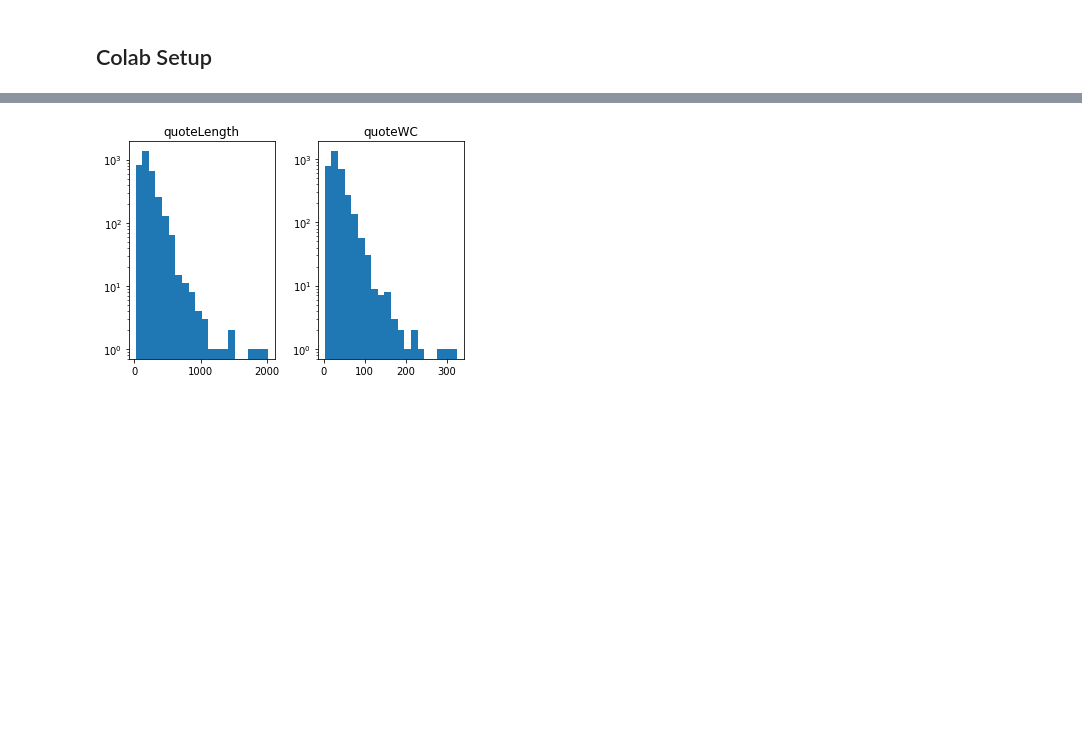
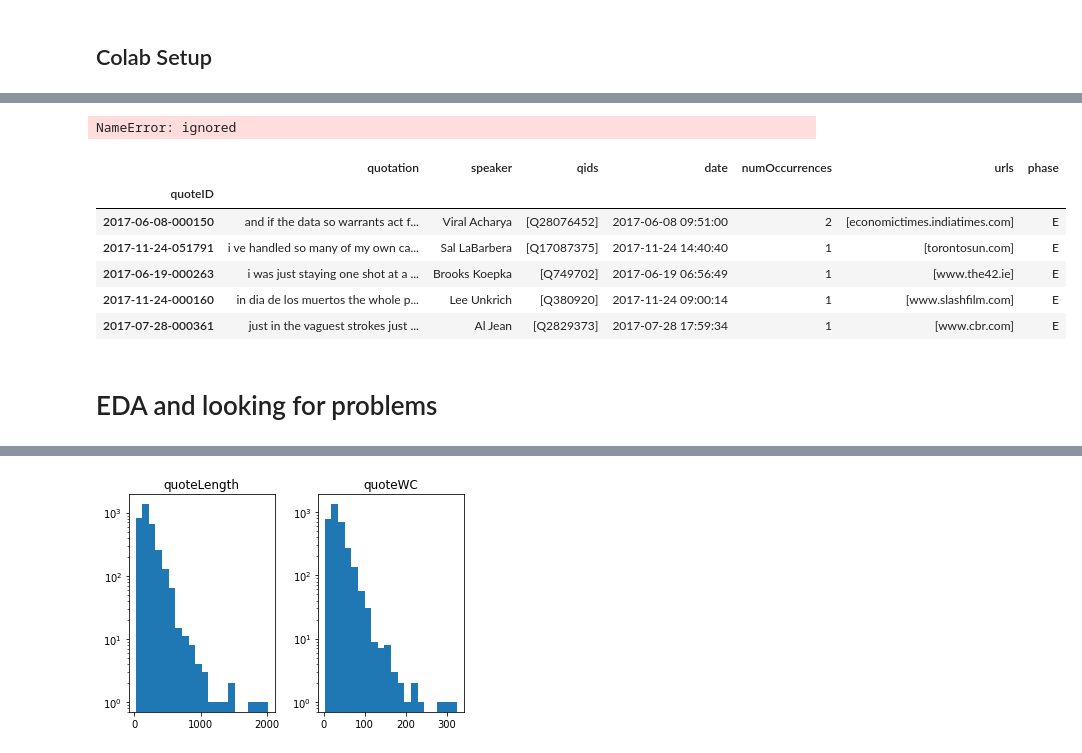
Before and after one commit to epfl-ada/ada-2021-project-adada-sur-mon-bidet, a Jupyter notebook: json-filtering.ipynb, the cells around one changed output, grey strips where cells are left out. Drawn from its saved outputs; the diff is of its cells as text; code cells hidden in the pictures; blank space fills up the shorter version.

Commit message:
json->json->chunk.pickle done

```diff
--- a/json-filtering.ipynb
+++ b/json-filtering.ipynb
@@ -202,0 +206,20 @@ Extra features:
+# %%
+year = 2020
+# ~5 mins run
+json_to_pickle("output/base_dict_less_urls" + str(year) + ".json.bz2", year)
+# %% [output]
+NameError: ignored
+# %%
+# ~15sec load
+df = pd.read_pickle(out_path + "df2017_0")
+df.head()
+# %% [output]
+|  | quotation | speaker | qids | date | numOccurrences | urls | phase |
+| quoteID |  |  |  |  |  |  |  |
+| 2017-06-08-000150 | and if the data so warrants act f... | Viral Acharya | [Q28076452] | 2017-06-08 09:51:00 | 2 | [economictimes.indiatimes.com] | E |
+| 2017-11-24-051791 | i ve handled so many of my own ca... | Sal LaBarbera | [Q17087375] | 2017-11-24 14:40:40 | 1 | [torontosun.com] | E |
+| 2017-06-19-000263 | i was just staying one shot at a ... | Brooks Koepka | [Q749702] | 2017-06-19 06:56:49 | 1 | [www.the42.ie] | E |
+| 2017-11-24-000160 | in dia de los muertos the whole p... | Lee Unkrich | [Q380920] | 2017-11-24 09:00:14 | 1 | [www.slashfilm.com] | E |
+| 2017-07-28-000361 | just in the vaguest strokes just ... | Al Jean | [Q2829373] | 2017-07-28 17:59:34 | 1 | [www.cbr.com] | E |
+# %% [markdown]
+# EDA and looking for problems
```
Also changed, not shown: parts of 39 cells of this notebook.
